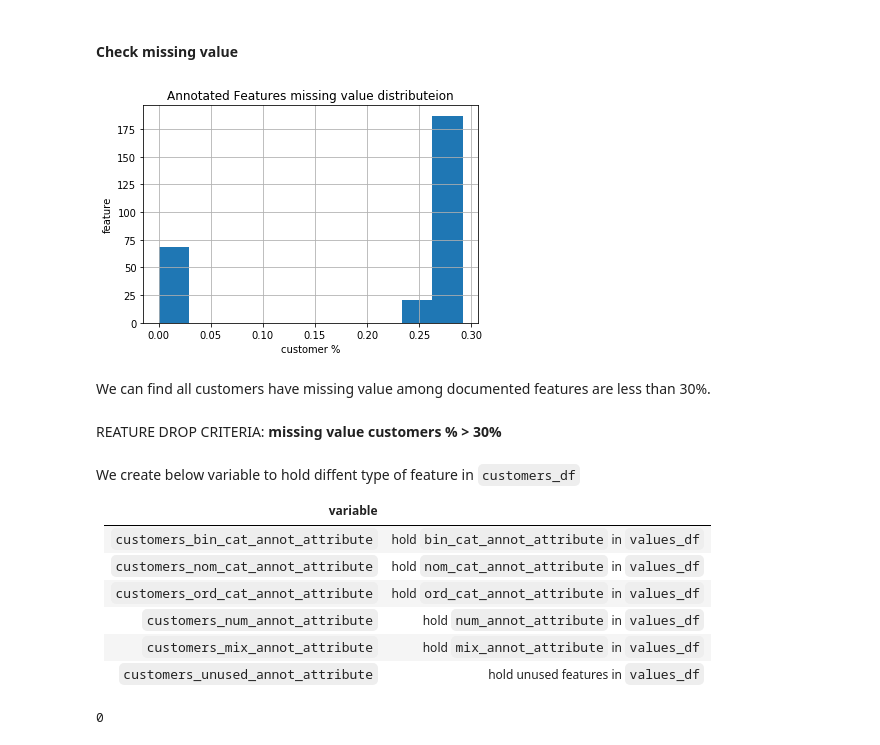
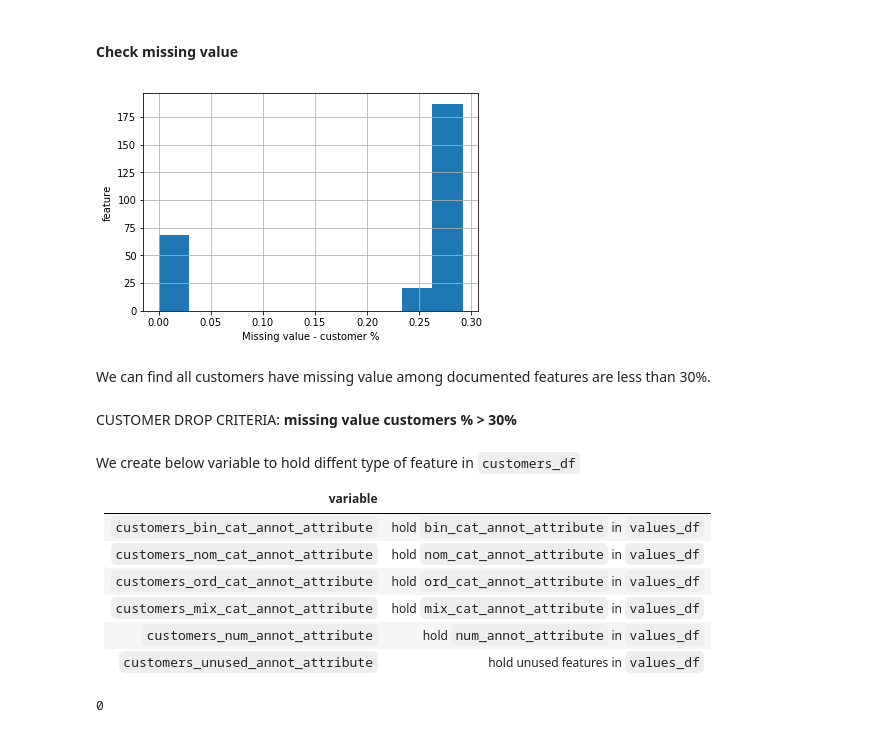
Before and after one commit to dragon7-fc/DSND-Capstone, a Jupyter notebook: Arvato Project Workbook.ipynb, the cells around one changed output. Cells and saved outputs as stored; diff of their text form; code cells hidden in the pictures.

```diff
--- a/Arvato Project Workbook.ipynb
+++ b/Arvato Project Workbook.ipynb
@@ -432,14 +432,13 @@ memory usage: 403.6+ MB
 #### Check missing value
 # %%
 customers_df[annot_attr_customers_values].isnull().mean().hist()
-plt.xlabel('customer %')
+plt.xlabel('Missing value - customer %')
 plt.ylabel('feature')
-plt.title('Annotated Features missing value distributeion')
 plt.show()
 # %% [output]
-[figure, old version]
+[figure, new version]
 # %% [markdown]
 We can find all customers have missing value among documented features are less than 30%.
 # %% [markdown]
-REATURE DROP CRITERIA: __missing value customers % > 30%__
+CUSTOMER DROP CRITERIA: __missing value customers % > 30%__
 # %%
@@ -449,12 +448,12 @@ We create below variable to hold diffent type of feature in `customers_df`
 
 | variable                            |                                                  |
 |-------------------------------------|--------------------------------------------------|
-| `customers_bin_cat_annot_attribute` | hold `bin_cat_annot_attribute` in `values_df` |
-| `customers_nom_cat_annot_attribute` | hold `nom_cat_annot_attribute` in `values_df` |
-| `customers_ord_cat_annot_attribute` | hold `ord_cat_annot_attribute` in `values_df` |
-| `customers_num_annot_attribute`     | hold `num_annot_attribute` in `values_df`     |
-| `customers_mix_annot_attribute`     | hold `mix_annot_attribute` in `values_df`     |
-| `customers_unused_annot_attribute`  | hold unused features in `values_df`  |
+| `customers_bin_cat_annot_attribute` | hold `bin_cat_annot_attribute` in `values_df`    |
+| `customers_nom_cat_annot_attribute` | hold `nom_cat_annot_attribute` in `values_df`    |
+| `customers_ord_cat_annot_attribute` | hold `ord_cat_annot_attribute` in `values_df`    |
+| `customers_mix_cat_annot_attribute` | hold `mix_cat_annot_attribute` in `values_df`    |
+| `customers_num_annot_attribute`     | hold `num_annot_attribute` in `values_df`        |
+| `customers_unused_annot_attribute`  | hold unused features in `values_df`              |
 # %%
 customers_unused_annot_attribute = annot_attr_customers_values[customers_df[annot_attr_customers_values].isnull().mean() > FEATURE_DROP_RATIO]
 # %%
```
Also changed, not shown: parts of 80 cells of this notebook.
